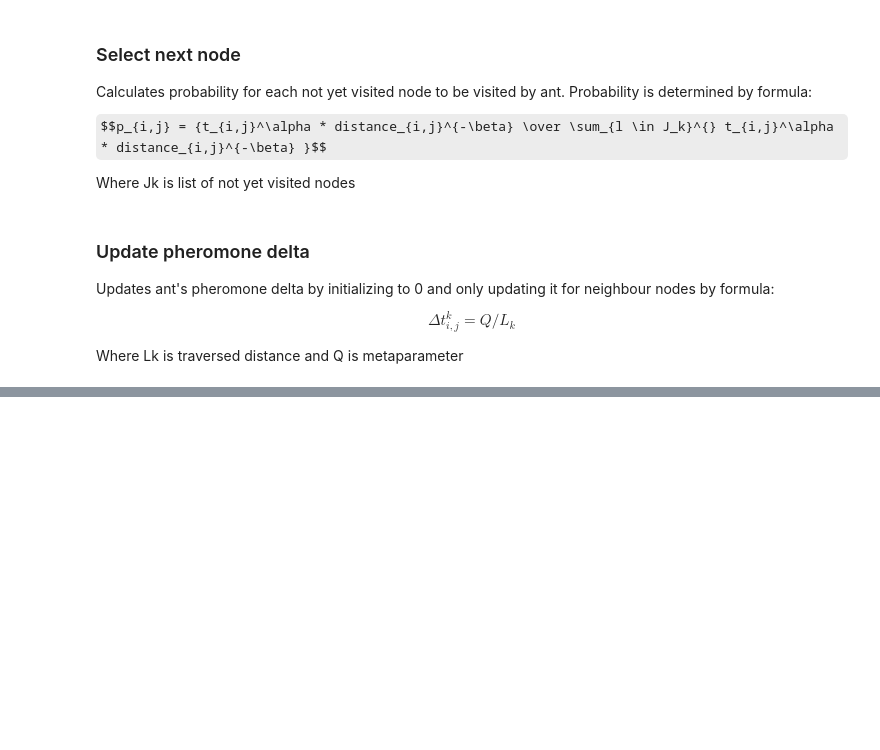
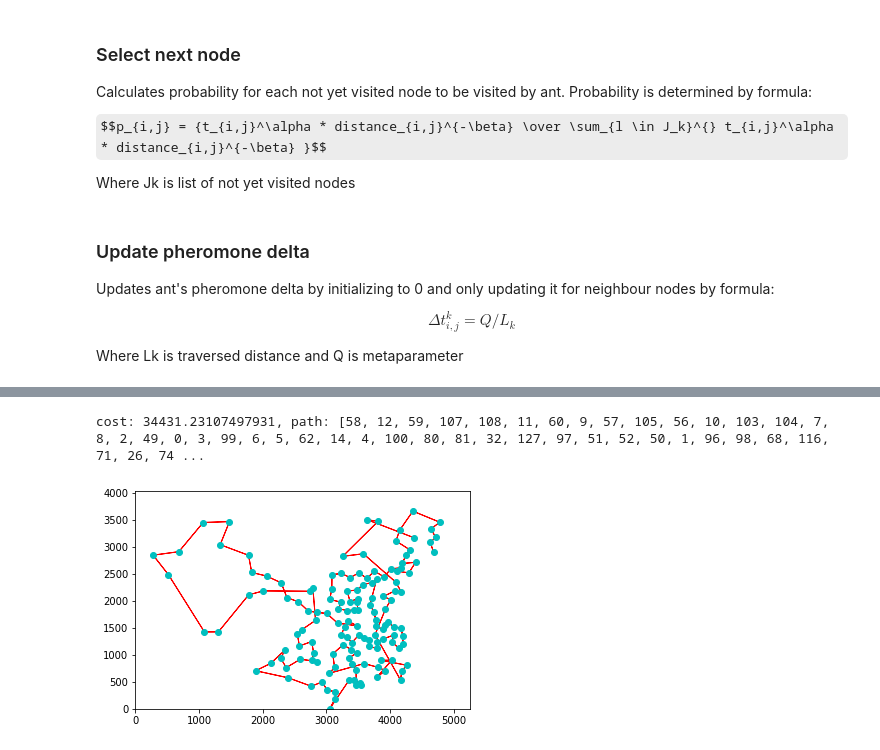
Before and after one commit to Vojkan-Cvijovic/TSP-solver, a Jupyter notebook: src/solver.ipynb, the cells around one changed output, grey strips where cells are left out. Cells and saved outputs as stored; diff of their text form; code cells hidden in the pictures; some formulas as TeX source; blank space fills up the shorter version.

```diff
--- a/src/solver.ipynb
+++ b/src/solver.ipynb
@@ -220,0 +231,5 @@ plot(points, path)
+# %%
+find_optimal_path(cities_144_file_name)
+# %% [output]
+cost: 34431.23107497931, path: [58, 12, 59, 107, 108, 11, 60, 9, 57, 105, 56, 10, 103, 104, 7, 8, 2, 49, 0, 3, 99, 6, 5, 62, 14, 4, 100, 80, 81, 32, 127, 97, 51, 52, 50, 1, 96, 98, 68, 116, 71, 26, 74 ...
+[figure, added]
```
Also changed, not shown: parts of 5 cells of this notebook, 3 other files.
